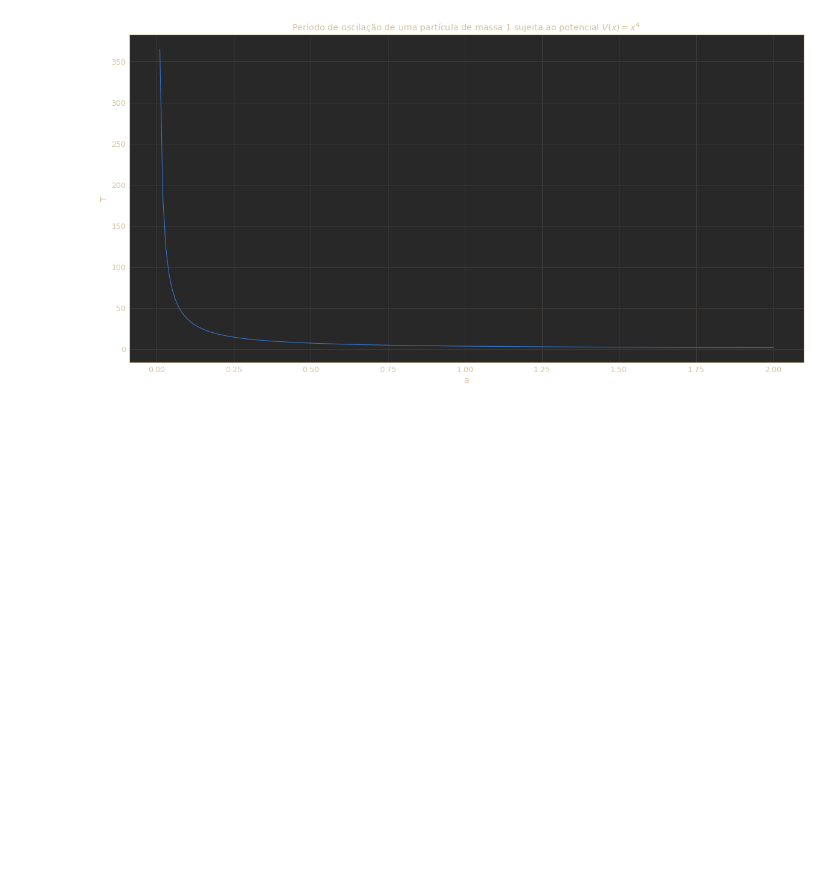
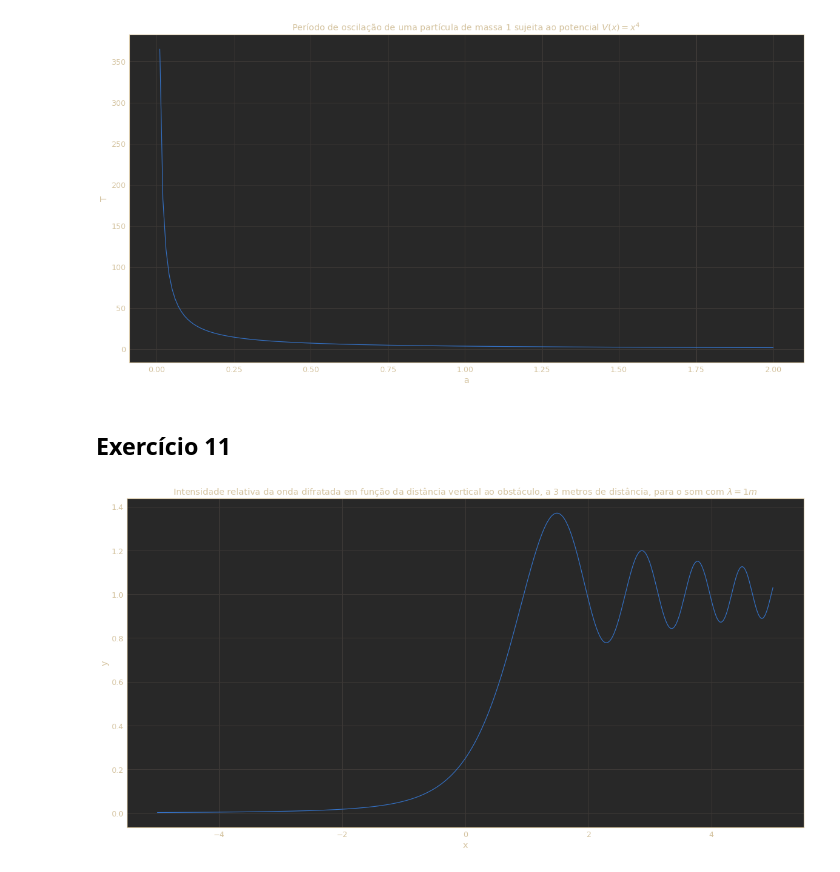
Before and after one commit to diogobgomes/FisicaComputacional, a Jupyter notebook: TP4/TP4.ipynb, the cells around one changed output. Cells and saved outputs as stored; diff of their text form; code cells hidden in the pictures; blank space fills up the shorter version.

```diff
--- a/TP4/TP4.ipynb
+++ b/TP4/TP4.ipynb
@@ -717,3 +717,33 @@ plt.ylabel("T")
 plt.show()
 # %% [output]
 [figure]
+# %% [markdown]
+## Exercício 11
+# %%
+def wave_intensity(x,z,I0,v,wavelenght):
+    """
+    Calculate the intensity of the difracted wave at (x,z), using near-field diffraction theory
+    Arguments: x,z (position), I0 (initial intensity), v (propragation velocity), wavelenght
+    """
+    N = 50 # Number of intervals for Gauss integration
+
+    u = x*np.sqrt(2/(wavelenght*z))
+    C = integrate_gauss(lambda t: np.cos(0.5*np.pi*t**2),0,u,N)
+    S = integrate_gauss(lambda t: np.sin(0.5*np.pi*t**2),0,u,N)
+
+    return (I0/8)*((2*C+1)**2+(2*S+1)**2)
+
+# Create the arrays to display
+N = 500
+x = np.linspace(-5,5,N)
+y = np.vectorize(lambda x: wave_intensity(x,3,1,343,1))(x)
+
+# Draw the graph
+plt.figure(figsize=(20,10))
+plt.plot(x,y)
+plt.title("Intensidade relativa da onda difratada em função da distância vertical ao obstáculo, a 3 metros de distância, para o som com $\lambda = 1 m$")
+plt.xlabel("x")
+plt.ylabel("y")
+plt.show()
+# %% [output]
+[figure, added]
```
